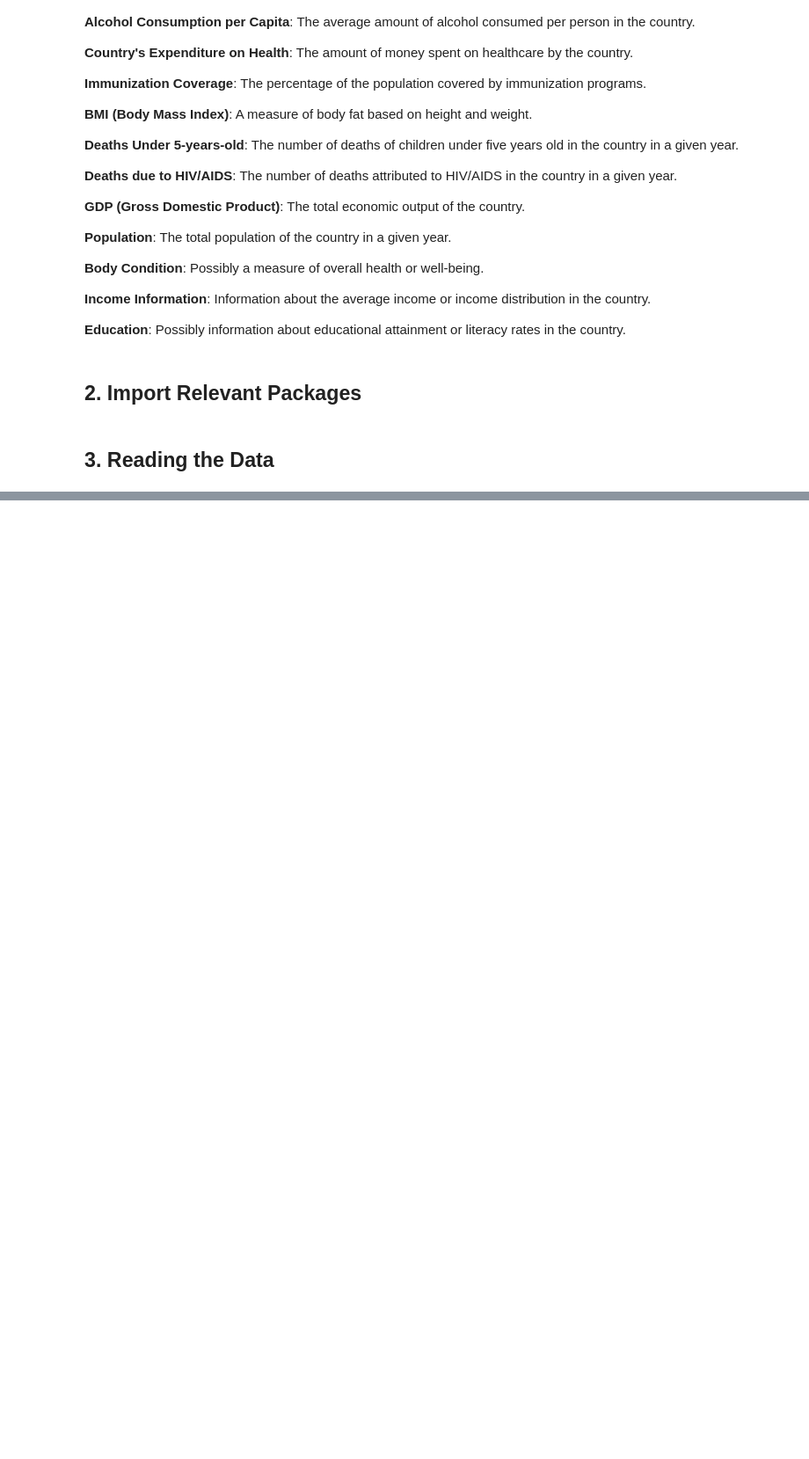
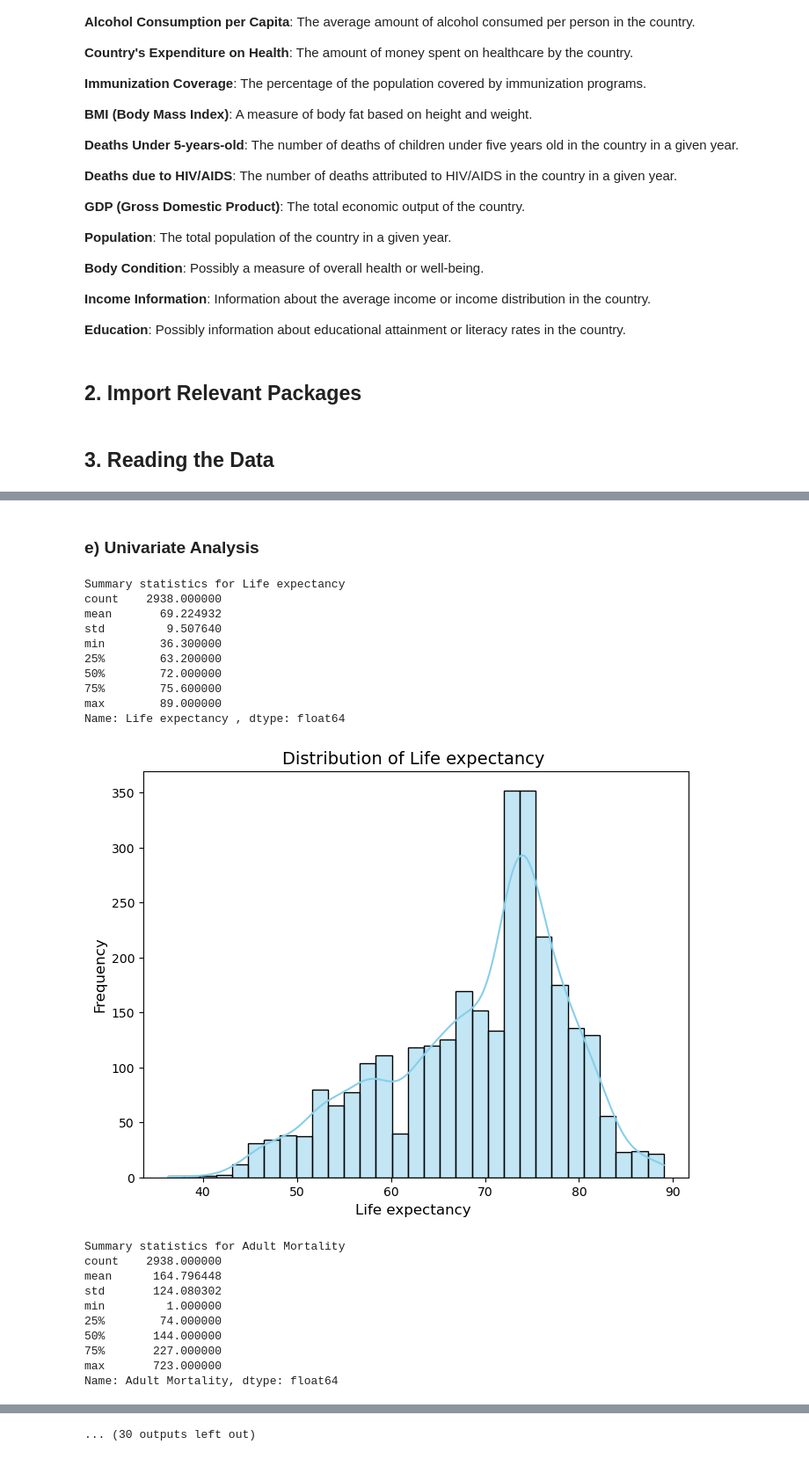
Before and after one commit to Dudimath/HealthMetrics360, a Jupyter notebook: student.ipynb, the cells around one changed output, grey strips where cells are left out. Shown at 88% size. Cells and saved outputs as stored; diff of their text form; code cells hidden in the pictures; blank space fills up the shorter version.

```diff
--- a/student.ipynb
+++ b/student.ipynb
@@ -109,0 +286,6 @@ data = pd.read_csv('Life Expectancy Data.csv')
+# %%
+# Check for duplicate rows
+duplicate_rows = data.duplicated()
+
+# Remove duplicate rows
+data = data[~duplicate_rows]
@@ -109,0 +294,6 @@ data = pd.read_csv('Life Expectancy Data.csv')
+# %%
+# Convert 'Year' to categorical data type
+data['Year'] = data['Year'].astype('category')
+
+# Convert 'Status' to categorical data type
+data['Status'] = data['Status'].astype('category')
@@ -109,0 +302,3 @@ data = pd.read_csv('Life Expectancy Data.csv')
+# %%
+# Remove leading/trailing whitespaces from 'Country' column
+data['Country'] = data['Country'].str.strip()
@@ -109,0 +307,3 @@ data = pd.read_csv('Life Expectancy Data.csv')
+# %%
+# Example: One-hot encoding 'Status' column
+data = pd.get_dummies(data, columns=['Status'], drop_first=True)
@@ -109,0 +330,57 @@ data = pd.read_csv('Life Expectancy Data.csv')
+# %% [markdown]
+### e) Univariate Analysis
+# %%
+# Separate numeric and categorical variables
+numeric_vars = data.select_dtypes(include=['int64', 'float64']).columns
+categorical_vars = data.select_dtypes(include=['object', 'category']).columns
+
+# Univariate analysis for numeric variables
+for var in numeric_vars:
+    # Summary statistics
+    print("Summary statistics for", var)
+    print(data[var].describe())
+
+    # Distribution plot (histogram)
+    plt.figure(figsize=(8, 6))
+    sns.histplot(data[var], kde=True, color='skyblue')
+    plt.xlabel(var, fontsize=12)
+    plt.ylabel('Frequency', fontsize=12)
+    plt.title('Distribution of ' + var, fontsize=14)
+    plt.show()
+
+# Univariate analysis for categorical variables
+for var in categorical_vars:
+    # Frequency counts
+    print("Frequency counts for", var)
+    print(data[var].value_counts())
+
+    # Bar plot
+    plt.figure(figsize=(8, 6))
+    sns.countplot(x=var, data=data, palette='viridis')
+    plt.xlabel(var, fontsize=12)
+    plt.ylabel('Frequency', fontsize=12)
+    plt.title('Frequency Count of ' + var, fontsize=14)
+    plt.xticks(rotation=45)
+    plt.show()
+# %% [output]
+Summary statistics for Life expectancy
+count    2938.000000
+mean       69.224932
+std         9.507640
+min        36.300000
+25%        63.200000
+50%        72.000000
+75%        75.600000
+max        89.000000
+Name: Life expectancy , dtype: float64
+[figure, added]
+Summary statistics for Adult Mortality
+count    2938.000000
+mean      164.796448
+std       124.080302
+min         1.000000
+25%        74.000000
+50%       144.000000
+75%       227.000000
+max       723.000000
+Name: Adult Mortality, dtype: float64
@@ -109,0 +432 @@ data = pd.read_csv('Life Expectancy Data.csv')
+... (30 outputs left out)
```
Also changed, not shown: parts of 28 cells of this notebook.
